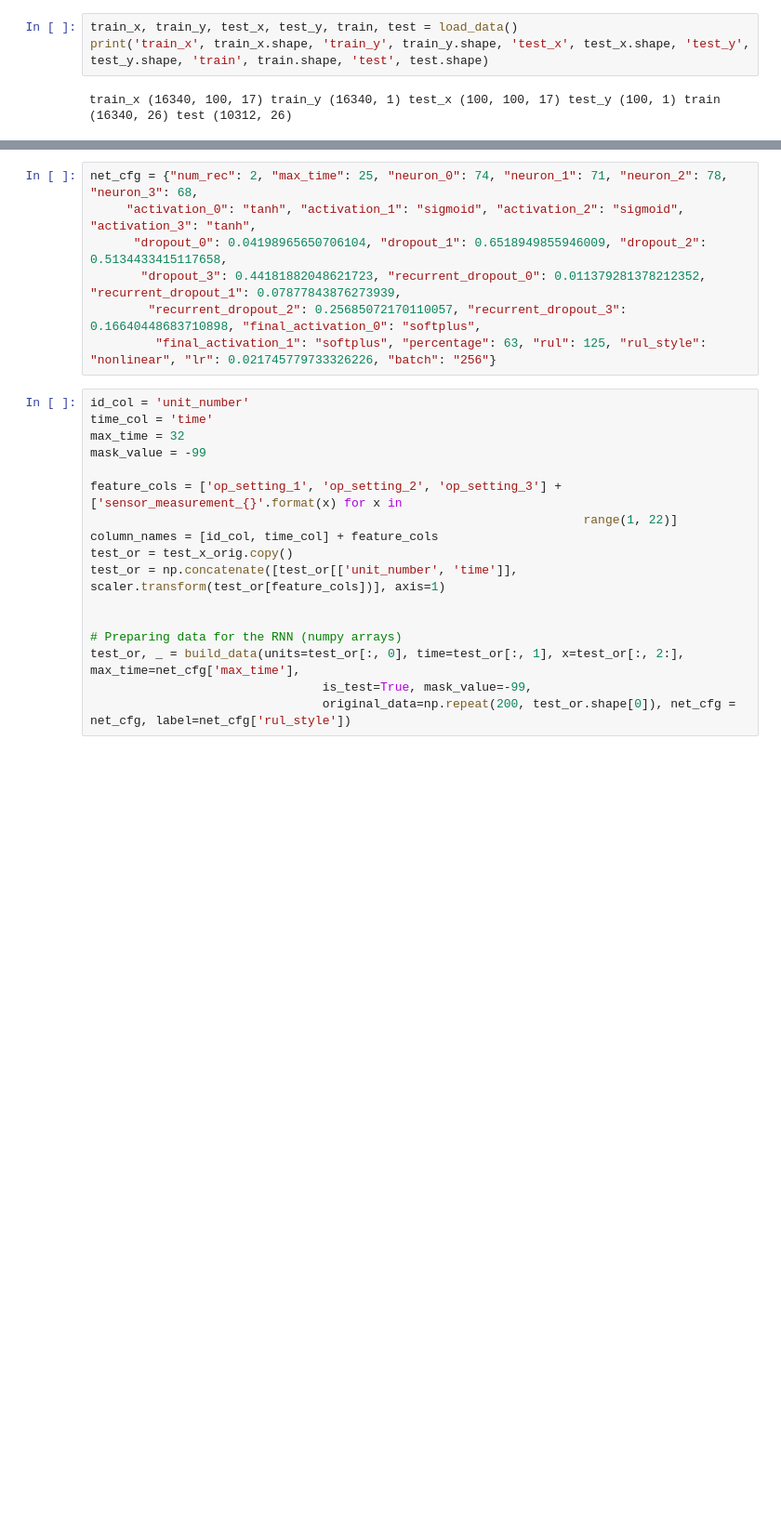
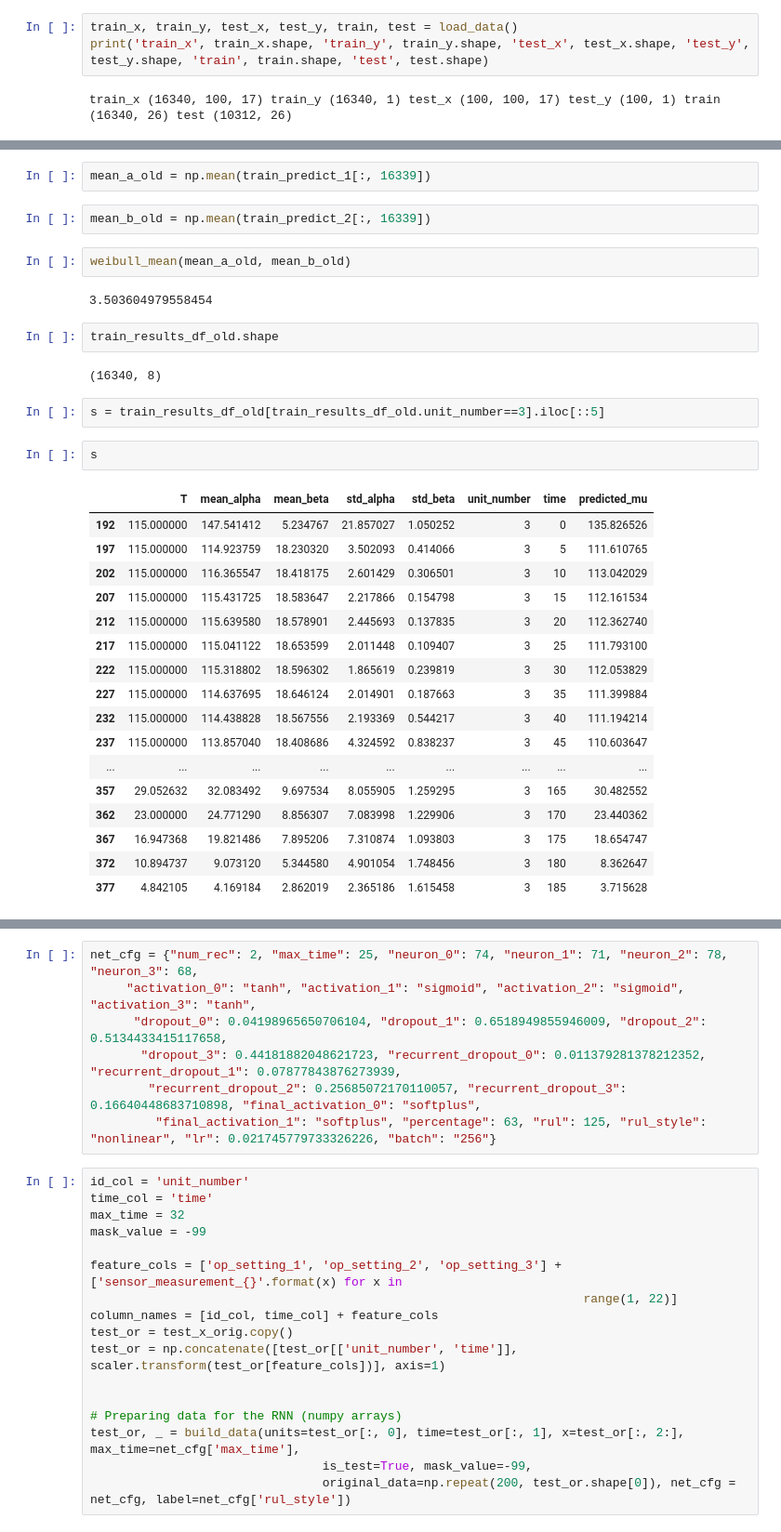
Before and after one commit to MariosKef/RULe, a Jupyter notebook: tests.ipynb, the cells around one changed output, grey strips where cells are left out. Shown at 93% size. Drawn from its saved outputs; the diff is of its cells as text; blank space fills up the shorter version.

```diff
--- a/tests.ipynb
+++ b/tests.ipynb
@@ -453,0 +661,34 @@ test_results_df['T'].unique()
+# %%
+mean_a_old = np.mean(train_predict_1[:, 16339])
+# %%
+mean_b_old = np.mean(train_predict_2[:, 16339])
+# %%
+weibull_mean(mean_a_old, mean_b_old)
+# %% [output]
+3.503604979558454
+# %%
+train_results_df_old.shape
+# %% [output]
+(16340, 8)
+# %%
+s = train_results_df_old[train_results_df_old.unit_number==3].iloc[::5]
+# %%
+s
+# %% [output]
+|  | T | mean_alpha | mean_beta | std_alpha | std_beta | unit_number | time | predicted_mu |
+| 192 | 115.000000 | 147.541412 | 5.234767 | 21.857027 | 1.050252 | 3 | 0 | 135.826526 |
+| 197 | 115.000000 | 114.923759 | 18.230320 | 3.502093 | 0.414066 | 3 | 5 | 111.610765 |
+| 202 | 115.000000 | 116.365547 | 18.418175 | 2.601429 | 0.306501 | 3 | 10 | 113.042029 |
+| 207 | 115.000000 | 115.431725 | 18.583647 | 2.217866 | 0.154798 | 3 | 15 | 112.161534 |
+| 212 | 115.000000 | 115.639580 | 18.578901 | 2.445693 | 0.137835 | 3 | 20 | 112.362740 |
+| 217 | 115.000000 | 115.041122 | 18.653599 | 2.011448 | 0.109407 | 3 | 25 | 111.793100 |
+| 222 | 115.000000 | 115.318802 | 18.596302 | 1.865619 | 0.239819 | 3 | 30 | 112.053829 |
+| 227 | 115.000000 | 114.637695 | 18.646124 | 2.014901 | 0.187663 | 3 | 35 | 111.399884 |
+| 232 | 115.000000 | 114.438828 | 18.567556 | 2.193369 | 0.544217 | 3 | 40 | 111.194214 |
+| 237 | 115.000000 | 113.857040 | 18.408686 | 4.324592 | 0.838237 | 3 | 45 | 110.603647 |
+| ... | ... | ... | ... | ... | ... | ... | ... | ... |
+| 357 | 29.052632 | 32.083492 | 9.697534 | 8.055905 | 1.259295 | 3 | 165 | 30.482552 |
+| 362 | 23.000000 | 24.771290 | 8.856307 | 7.083998 | 1.229906 | 3 | 170 | 23.440362 |
+| 367 | 16.947368 | 19.821486 | 7.895206 | 7.310874 | 1.093803 | 3 | 175 | 18.654747 |
+| 372 | 10.894737 | 9.073120 | 5.344580 | 4.901054 | 1.748456 | 3 | 180 | 8.362647 |
+| 377 | 4.842105 | 4.169184 | 2.862019 | 2.365186 | 1.615458 | 3 | 185 | 3.715628 |
```
Also changed, not shown: parts of 71 cells of this notebook.
